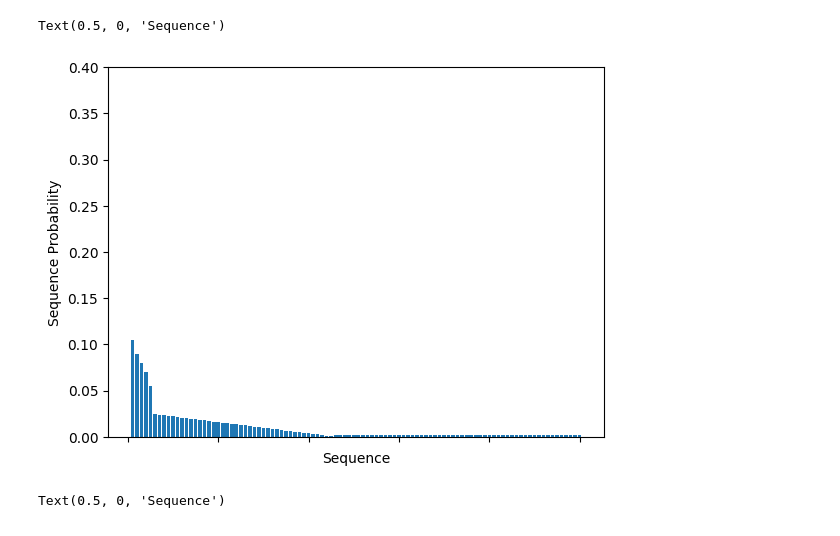
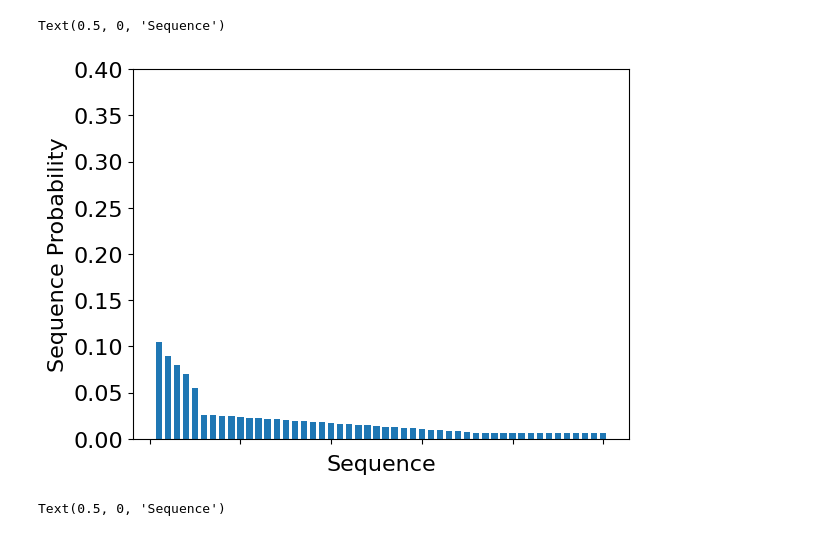
Before and after one commit to ljyflores/calibrated-confidence-for-nlg, a Jupyter notebook: analysis/plot_demos.ipynb, the cells around one changed output. Cells and saved outputs as stored; diff of their text form; code cells hidden in the pictures.

```diff
--- a/analysis/plot_demos.ipynb
+++ b/analysis/plot_demos.ipynb
@@ -38,18 +44,20 @@ Text(0.5, 0, 'Sequence')
 # %%
 bars3 = (
     [0.105, 0.09, 0.08, 0.07, 0.055]
-    + [0.5 * i / sum(range(40, 0, -1)) for i in range(40, 0, -1)]
-    + [0.1 / 55] * 55
+    + [0.5 * i / sum(range(40, 10, -1)) for i in range(40, 10, -1)]
+    + [0.1 / 15] * 15
 )
-barlist = plt.bar(list(range(1, len(bars3) + 1)), bars3)
+barlist = plt.bar(list(range(1, len(bars3) + 1)), bars3, width=0.7)
 
+plt.xticks(fontsize=16)
+plt.yticks(fontsize=16)
 plt.ylim(0, 0.4)
 plt.gca().set_xticklabels([])
-plt.ylabel("Sequence Probability")
-plt.xlabel("Sequence")
+plt.ylabel("Sequence Probability", fontsize=16)
+plt.xlabel("Sequence", fontsize=16)
 # %% [output]
 Text(0.5, 0, 'Sequence')
-[figure, old version]
+[figure, new version]
 # %%
 bars4 = (
     [0.105, 0.09, 0.08, 0.07, 0.055]
```
Also changed, not shown: parts of 3 cells of this notebook.
